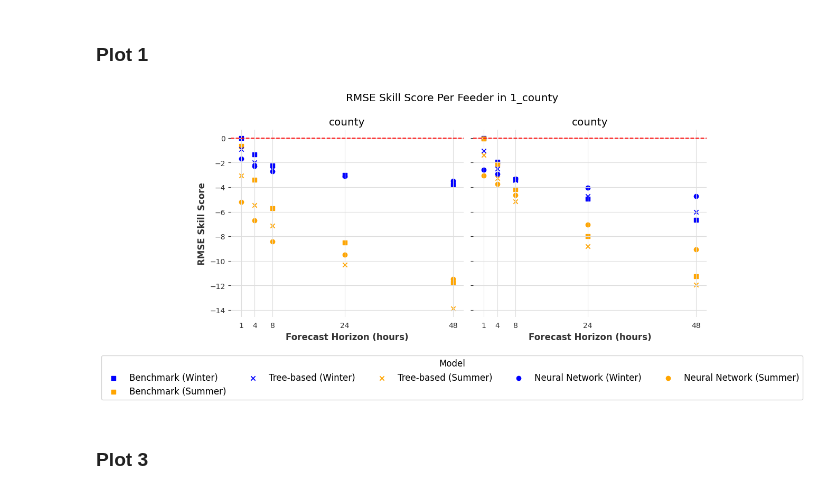
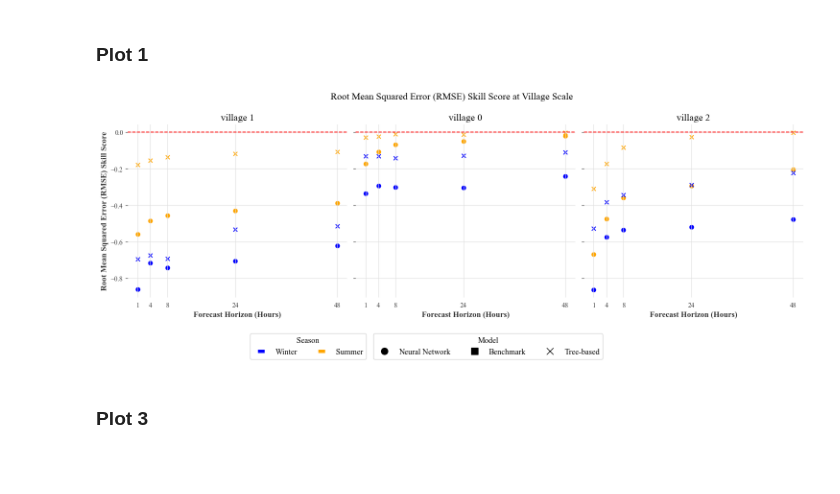
Before and after one commit to NikolausHouben/City-Scale-Electricity-Use-Prediction, a Jupyter notebook: bin/synthesis.ipynb, the cells around one changed output. Cells and saved outputs as stored; diff of their text form; code cells hidden in the pictures; blank space fills up the shorter version.

```diff
--- a/bin/synthesis.ipynb
+++ b/bin/synthesis.ipynb
@@ -393,7 +401,7 @@ for format in ['png', 'pdf']:
 df_metrics_all_scales = pd.DataFrame()
 
 for scale, df in dfs_sorted.items():
-    scale = scale.split('in')[0]
+    scale = "_".join(scale.split("_")[:2])
     df['scale'] = scale
     df_metrics_all_scales = df_metrics_all_scales.append(df)
 
@@ -426,16 +434,20 @@ for i, ax in enumerate(axs):
             x = df_scale.loc[(df_scale['shape'] == shape), 'horizon_in_hours']
             y = df_scale.loc[(df_scale['shape'] == shape), 'scale']
             label = f'{shape2model[shape]}'
-            scatter = ax.scatter(x, y, marker=shape, label=label, color=model2color[shape2model[shape]])
+            if season == 'Winter':
+                ax.scatter(x, y, marker=shape, label=label, color=season2color[season])
+            else:
+                ax.scatter(x, y, marker=shape, label=label, color=season2color[season])
             if label not in legend_labels:
-                legend_handles.append(scatter)
+                model_handle = mlines.Line2D([], [], color="black", marker=shape, linestyle='None', markersize=10, label=model_label)
                 legend_labels.append(label)
+                legend_handles.append(model_handle)
 
     # Set the x ticks and labels
     ax.set_xticks([1, 4, 8, 24, 48])
-    ax.set_xlabel('Forecast Horizon (hours)')
+    ax.set_xlabel('Forecast Horizon (Hours)')
 
-    #ax.set_yticklabels(sorted(ax.get_yticklabels(), key=lambda x: x.get_text()))
+
 
 
     # Set the y label
@@ -447,7 +459,7 @@ for i, ax in enumerate(axs):
 
 
 # Create a single legend for all subplots
-fig.legend(handles=legend_handles, labels=legend_labels, title='Model', loc='lower center', bbox_to_anchor=(0.5, -0.25), ncol=2, frameon=True)
+fig.legend(handles=legend_handles, labels=legend_labels, title='Model', loc='lower center', bbox_to_anchor=(0.5, -0.2), ncol=4, frameon=True)
 
 fig.suptitle(f'Best Model by {metric_dict[metric_of_interest]}')
 # Adjust the spacing between subplots
@@ -464,8 +476,8 @@ plt.show()
 # %%
 # Set these:
 
-spatial_scale = '1_county'
-metric_of_interest = 'rmse_skill_score'
+spatial_scale = '3_village'
+metric_of_interest = 'rmse_skill'
 
 dfs_sorted_plot = dfs_sorted.copy()
 keys = list(dfs_sorted_plot.keys())
@@ -482,9 +494,12 @@ shape2model = {v: k for k, v in model2shape.items()}
 fig, axs = plt.subplots(1, len(dfs_sorted_plot), figsize=(5*(len(dfs_sorted_plot)),5), sharex=True, sharey=True)
 axs = axs.ravel()
 
+
 # Create a list to store the handles and labels for the legend
-legend_handles = []
-legend_labels = []
+model_handles = []
+season_handles = []
+model_labels = []
+season_labels = []
 
 for i, ax in enumerate(axs):
     # Map the colors and shapes to the DataFrame
@@ -496,45 +511,65 @@ for i, ax in enumerate(axs):
     df['color'] = df['season'].map(season2color)
     df['shape'] = df['group'].map(group2shape)
 
 
     for shape in set(df['shape']):
         for color in set(df.loc[df['shape'] == shape, 'color']):
             x = df.loc[(df['shape'] == shape) & (df['color'] == color), 'horizon_in_hours']
             y = df.loc[(df['shape'] == shape) & (df['color'] == color), metric_of_interest]
-            label = f'{shape2group[shape]} ({color2season[color]})'
-            scatter = ax.scatter(x, y, c=color, marker=shape, label=label)
-            if label not in legend_labels:
-                legend_handles.append(scatter)
-                legend_labels.append(label)
+
+            if shape != 's' and "skill" in metric_of_interest:
+                ax.scatter(x, y, c=color, marker=shape)
+
+
+            model_label = shape2group[shape]
+            season_label = color2season[color]
+            if model_label not in model_labels:
+                model_handle = mlines.Line2D([], [], color=grey_color, marker=shape, linestyle='None', markersize=10, label=model_label)
+                model_handles.append(model_handle)
+                model_labels.append(model_label)
+            if season_label not in season_labels:
+                season_handle = mlines.Line2D([], [], color=color, marker='_', linestyle='None', markersize=10, markeredgewidth=5, label=season_label)
+                season_handles.append(season_handle)
+                season_labels.append(season_label)
 
     # Set the x ticks and labels
     ax.set_xticks([1, 4, 8, 24, 48])
-    ax.set_xlabel('Forecast Horizon (hours)')
+    ax.set_xlabel('Forecast Horizon (Hours)')
 
     # Set the y label
     if i == 0:
-        ax.set_ylabel(f'{metric_dict[metric_of_interest]}')
+        if "skill" in metric_of_interest:
+            ax.set_ylabel(f'{metric_dict[metric_of_interest.split("_")[0]]+ " Skill Score"}')
+        else:
+            ax.set_ylabel(f'{metric_dict[metric_of_interest]}')
 
     # Set the title for each subplot
-    ax.set_title(f'{name.split("_")[1].split(".")[0]}')
+    ax.set_title(f'{" ".join(name.split("_")[2:])}')
 
     # Add grid for each subplot
     ax.grid(True)
 
     # Add a horizontal red dashed line at y = 0
-    if metric_of_interest == 'rmse_skill_score':
+    if "skill" in metric_of_interest:
         ax.axhline(y=0, color='red', linestyle='--')
 
 # Create a single legend for all subplots
-fig.legend(handles=legend_handles, labels=legend_labels, title='Model', loc='lower center', bbox_to_anchor=(0.5, -0.2), ncol=5, frameon=True)
-fig.suptitle(f'{metric_dict[metric_of_interest]} Per Feeder in {spatial_scale}')
+#fig.legend(handles=legend_handles, labels=legend_labels, title='Model', loc='lower center', bbox_to_anchor=(0.5, -0.2), ncol=5, frameon=True)
+
+fig.legend(handles=model_handles, labels=model_labels, title='Model', loc='lower center', bbox_to_anchor=(0.55, -0.15), ncol=len(model_handles), frameon=True)
+fig.legend(handles=season_handles, labels=season_labels, title='Season', loc='lower center', bbox_to_anchor=(0.3, -0.15), ncol=len(season_handles), frameon=True)
+
+if "skill" in metric_of_interest:
+    fig.suptitle(f'{metric_dict[metric_of_interest.split("_")[0]]} Skill Score at {spatial_scale.split("_")[1].capitalize()} Scale')
+else:
+    fig.suptitle(f'{metric_dict[metric_of_interest]} at {spatial_scale.split("_")[1].capitalize()} Scale')
 # Adjust the spacing between subplots
 fig.tight_layout()
 
 # Show the plot
 plt.show()
 # %% [output]
-[figure, old version]
+[figure, new version]
 # %% [markdown]
 ### Plot 3
 # %%
```
Also changed, not shown: parts of 24 cells of this notebook, 28 other files.
